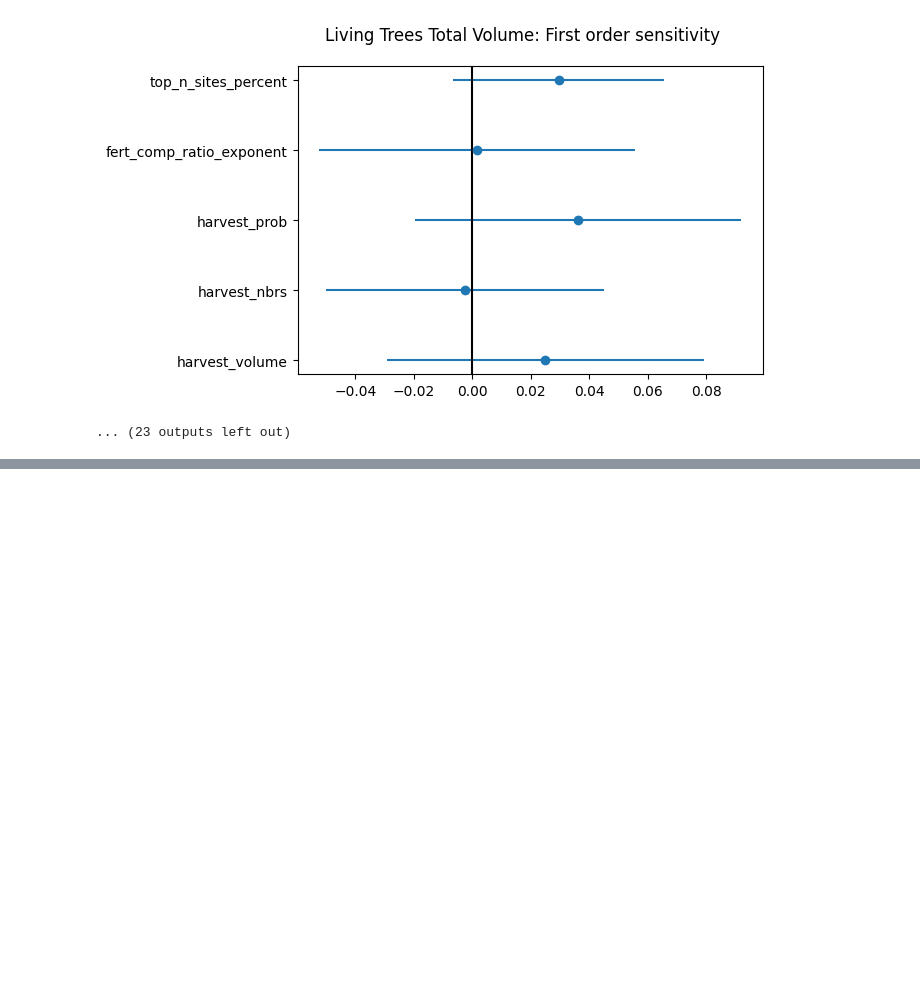
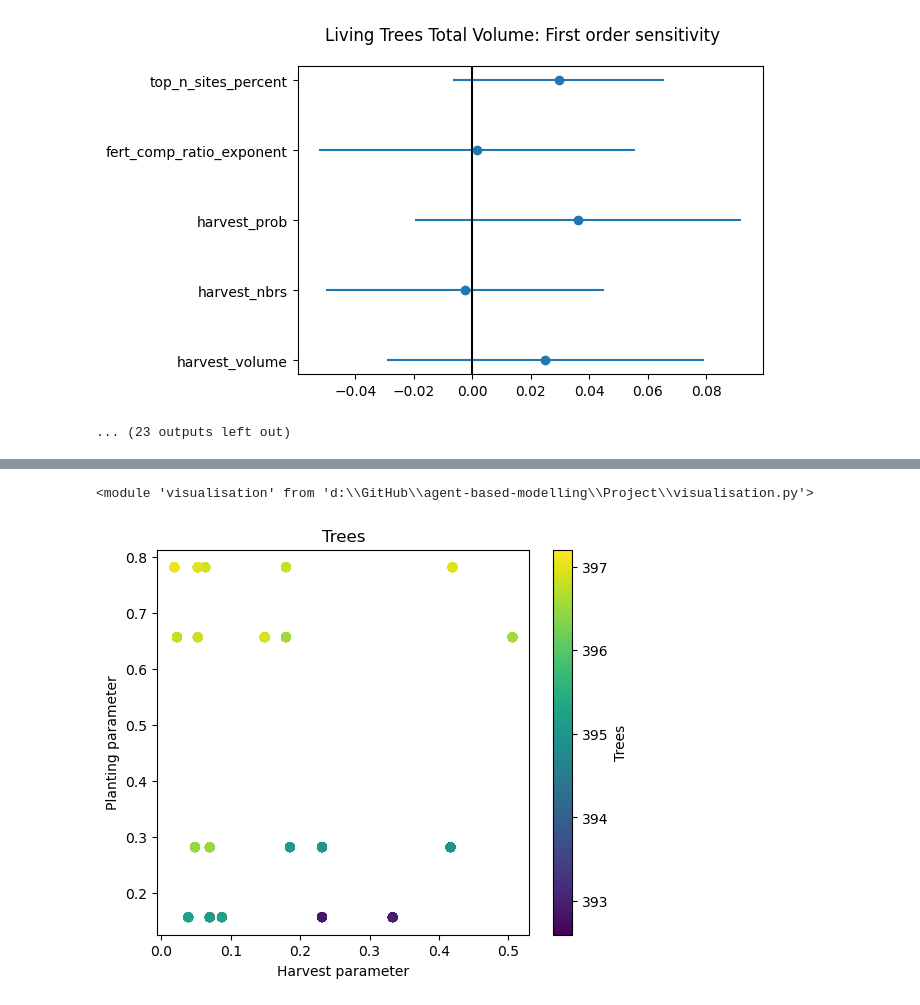
Before and after one commit to mboyan/agent-based-modelling, a Jupyter notebook: Project/ABM_Project.ipynb, the cells around one changed output, grey strips where cells are left out. Drawn from its saved outputs; the diff is of its cells as text; code cells hidden in the pictures; blank space fills up the shorter version.

Commit message:
Parameter space plots

```diff
--- a/Project/ABM_Project.ipynb
+++ b/Project/ABM_Project.ipynb
@@ -283,0 +285,12 @@ Name: 0, dtype: float64
+# %%
+reload(vis)
+# %% [output]
+<module 'visualisation' from 'd:\\GitHub\\agent-based-modelling\\Project\\visualisation.py'>
+# %%
+%matplotlib inline
+
+# Plot samples in parameter space
+
+vis.plot_param_space(data_read, 'Trees')
+# %% [output]
+[figure, added]
```
Also changed, not shown: parts of 2 cells of this notebook, 1 other file.
